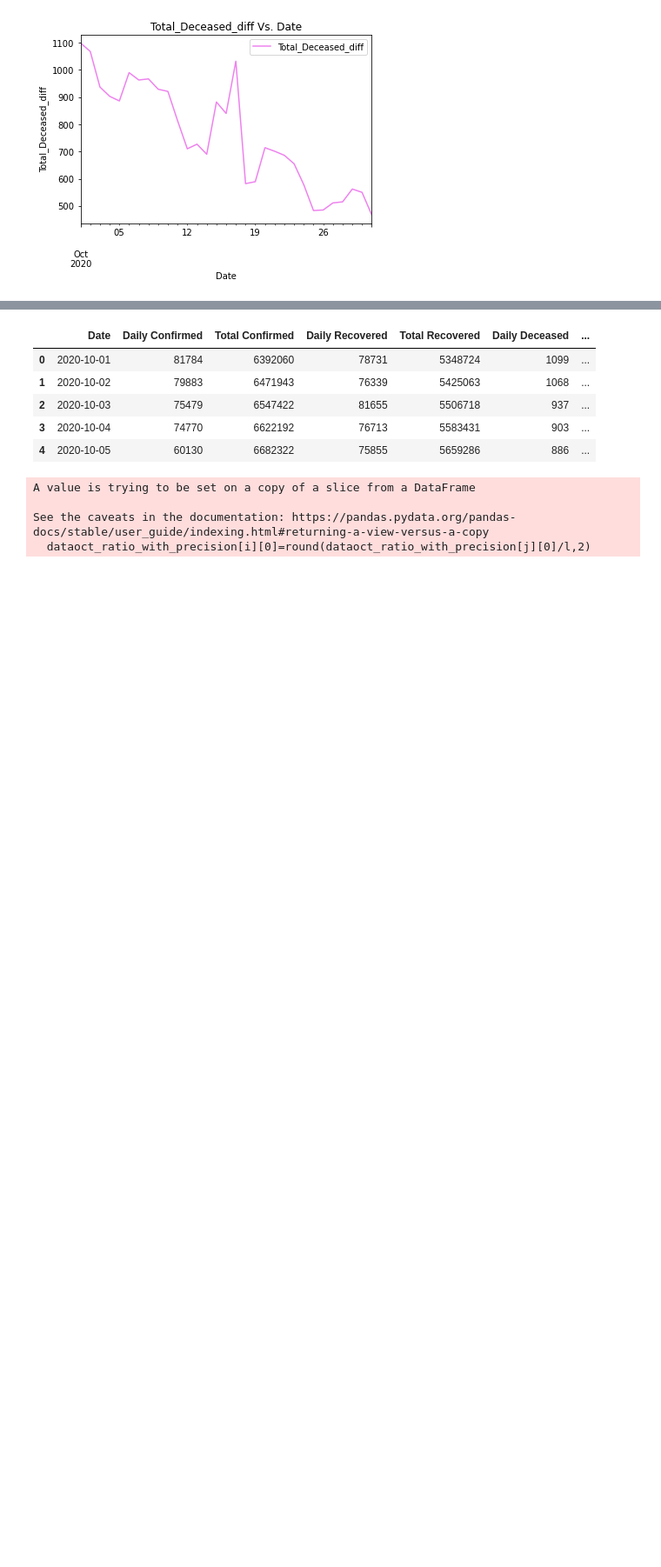
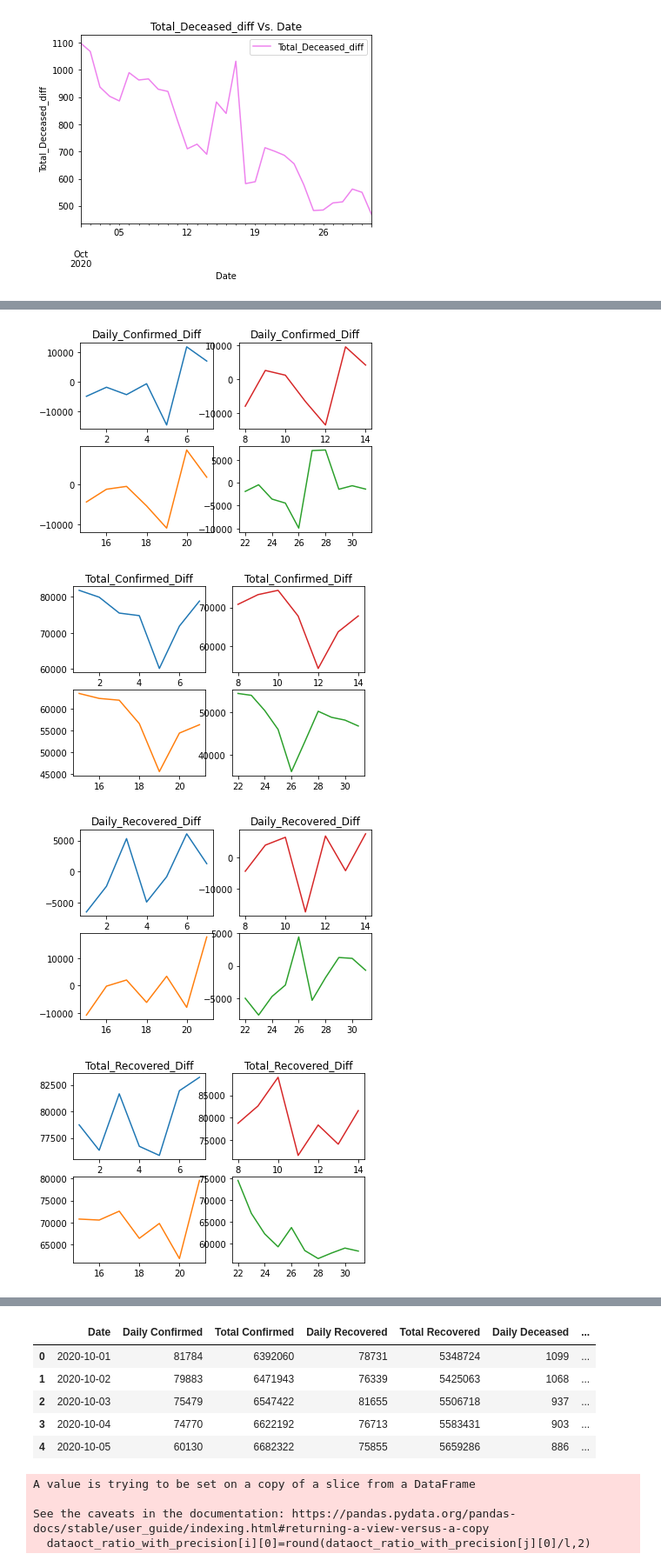
Before and after one commit to adit22/Data_Analysis, a Jupyter notebook: covid data analysis/Monthly Analysis/Covid_19_case_time_series(oct).ipynb, the cells around one changed output, grey strips where cells are left out. Shown at 87% size. Drawn from its saved outputs; the diff is of its cells as text; code cells hidden in the pictures; blank space fills up the shorter version.

```diff
--- a/covid data analysis/Monthly Analysis/Covid_19_case_time_series(oct).ipynb
+++ b/covid data analysis/Monthly Analysis/Covid_19_case_time_series(oct).ipynb
@@ -143,3 +163,3 @@ for m,n in zip(colss,["blue","black","orange","green","violet","red"]):
 # %%
-#data_oct=data_aug.drop(['Date_tmp'],axis=1)
-#data_oct.head()
+data_oct=data_oct.drop(['Date_tmp'],axis=1)
+data_oct.head()
@@ -294,5 +323,5 @@ for i,j in zip(new_cols,colors):
 [figure]
 [figure]
 # %%
-#dataoct_diff["Date_tmp"]=pd.Series(list(range(1,32)),index=list(range(0,31)))
-#dataoct_diff.tail()
+dataoct_diff["Date_tmp"]=pd.Series(list(range(1,32)),index=list(range(0,31)))
+dataoct_diff.tail()
@@ -299,16 +335,21 @@ for i,j in zip(new_cols,colors):
 # %%
-#for m in new_cols:
- #   fig,axs=plt.subplots(2,2)
-  #  count=1
-   # for i,j,k in zip(range(0,22,7),[[0,0],[0,1],[1,0],[1,1]],["blue","red","orange","green"]):
-    #    count+=1
-     #   a="tab"+":"+k
-      #  if(count==5):
-       #     x=dataoct_diff["Date_tmp"][i:i+7+3]
-        #    y=dataoct_diff[m][i:i+7+3]
-        #else:
-         #   x=dataoct_diff["Date_tmp"][i:i+7]
-         #   y=dataoct_diff[m][i:i+7]
-        #if(count<4):
-         #   axs[j[0], j[1]].set_title(m)
-        #axs[j[0],j[1]].plot(x,y,a)
+for m in new_cols:
+    fig,axs=plt.subplots(2,2)
+    count=1
+    for i,j,k in zip(range(0,22,7),[[0,0],[0,1],[1,0],[1,1]],["blue","red","orange","green"]):
+        count+=1
+        a="tab"+":"+k
+        if(count==5):
+            x=dataoct_diff["Date_tmp"][i:i+7+3]
+            y=dataoct_diff[m][i:i+7+3]
+        else:
+            x=dataoct_diff["Date_tmp"][i:i+7]
+            y=dataoct_diff[m][i:i+7]
+        if(count<4):
+            axs[j[0], j[1]].set_title(m)
+        axs[j[0],j[1]].plot(x,y,a)
+# %% [output]
+[figure, added]
+[figure, added]
+[figure, added]
+[figure, added]
```
Also changed, not shown: parts of 14 cells of this notebook, 3 other files.
